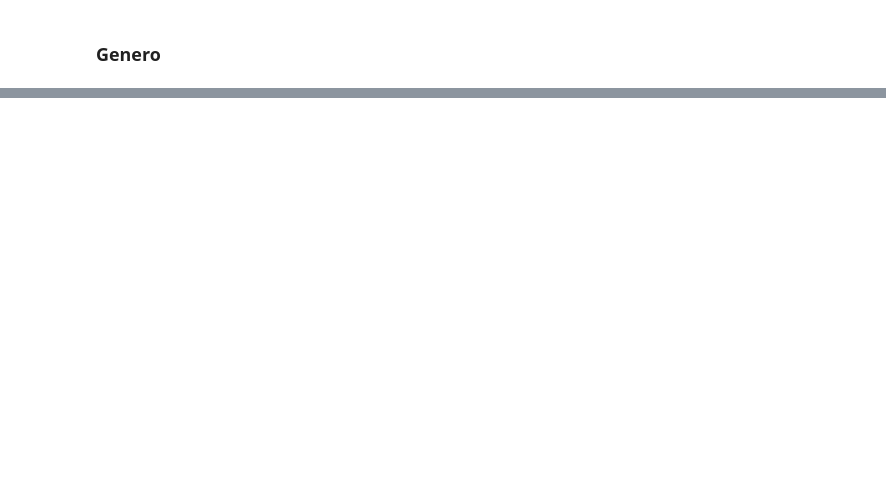
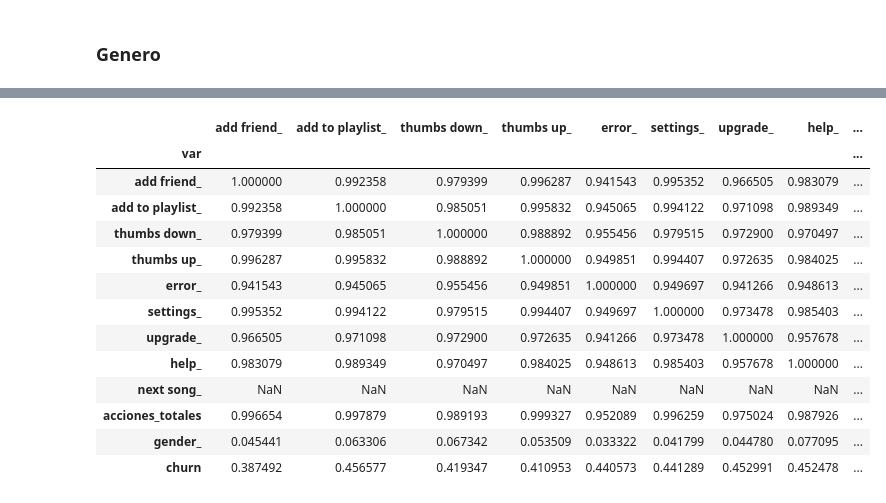
Before and after one commit to IEXE-Tec/computo-datos-masivos, a Jupyter notebook: 04_emr_pyspark.ipynb, the cells around one changed output, grey strips where cells are left out. Cells and saved outputs as stored; diff of their text form; code cells hidden in the pictures; blank space fills up the shorter version.

Commit message:
Ready for ML, corr released.

```diff
--- a/04_emr_pyspark.ipynb
+++ b/04_emr_pyspark.ipynb
@@ -788,8 +789,10 @@ Agreguemos una columna con el **total de acciones** que realizo el usuario.
 # %%
 from operator import add
 from functools import reduce
+# Iteremos solo sobre las variables que definimos arriba
+page_cols_ = [(c + '_').lower() for c in page_fe if c!='userId']
+fe_df = fe_df.withColumn('acciones_totales', reduce(add, [fe_df[col]
+                                                for col in page_cols_]))
 
-page_cols_ = [c for c in fe_df.columns if c!='userId']
-#print([fe_df[col] for col in page_cols_])
-fe_df.withColumn('sum1', reduce(add, [fe_df[col] for col in page_cols_])).show()
+fe_df.show()
 # %% [output]
@@ -812,7 +815 @@ fe_df.withColumn('sum1', reduce(add, [fe_df[col] for col in page_cols_])).show()
 only showing top 20 rows
-# %%
-from pyspark.sql.functions import col
-from pyspark.sql.functions import lit
-
-# Creemos una columna con valor cero
-fe_df = fe_df.withColumn("total_actions",lit(0)).show()
@@ -863,0 +852,8 @@ only showing top 20 rows
+# %%
+# Obtengamos los usuarios que cancelaron su suscripcion
+churn_df = df.select('userId', 'churn').where(df.churn==1)
+
+# Unamoslo con nuestros datos. Aquellos que tengan valor de null
+# En la columna de churn no cancelaron.
+fe_df = fe_df.join(churn_df, 'userId', 'outer').na.fill(value=0)
+fe_df.show()
@@ -863,0 +885,37 @@ only showing top 20 rows
+# %%
+from pyspark.ml.stat import Correlation
+from pyspark.ml.feature import VectorAssembler
+
+# convert to vector column first
+vector_col = "corr_features"
+cor_columns = [c for c in fe_df.columns if c!='userId']
+assembler = VectorAssembler(inputCols=cor_columns, outputCol=vector_col)
+df_vector = assembler.transform(fe_df).select(vector_col)
+
+# Matriz de Correlaciones
+matrix = Correlation.corr(df_vector, vector_col)
+
+# Matriz de correlaciones a numpy para visualizarla
+import numpy as np
+cor = matrix.collect()[0]["pearson({})".format(vector_col)].values
+cor_df = cor.reshape((len(cor_columns),len(cor_columns)))
+
+# A pandas para hacerla legible
+cor_df = pd.DataFrame(cor_df, columns=cor_columns)
+cor_df['var'] = cor_columns
+cor_df.set_index('var')
+# %% [output]
+|  | add friend_ | add to playlist_ | thumbs down_ | thumbs up_ | error_ | settings_ | upgrade_ | help_ | ... |
+| var |  |  |  |  |  |  |  |  | ... |
+| add friend_ | 1.000000 | 0.992358 | 0.979399 | 0.996287 | 0.941543 | 0.995352 | 0.966505 | 0.983079 | ... |
+| add to playlist_ | 0.992358 | 1.000000 | 0.985051 | 0.995832 | 0.945065 | 0.994122 | 0.971098 | 0.989349 | ... |
+| thumbs down_ | 0.979399 | 0.985051 | 1.000000 | 0.988892 | 0.955456 | 0.979515 | 0.972900 | 0.970497 | ... |
+| thumbs up_ | 0.996287 | 0.995832 | 0.988892 | 1.000000 | 0.949851 | 0.994407 | 0.972635 | 0.984025 | ... |
+| error_ | 0.941543 | 0.945065 | 0.955456 | 0.949851 | 1.000000 | 0.949697 | 0.941266 | 0.948613 | ... |
+| settings_ | 0.995352 | 0.994122 | 0.979515 | 0.994407 | 0.949697 | 1.000000 | 0.973478 | 0.985403 | ... |
+| upgrade_ | 0.966505 | 0.971098 | 0.972900 | 0.972635 | 0.941266 | 0.973478 | 1.000000 | 0.957678 | ... |
+| help_ | 0.983079 | 0.989349 | 0.970497 | 0.984025 | 0.948613 | 0.985403 | 0.957678 | 1.000000 | ... |
+| next song_ | NaN | NaN | NaN | NaN | NaN | NaN | NaN | NaN | ... |
+| acciones_totales | 0.996654 | 0.997879 | 0.989193 | 0.999327 | 0.952089 | 0.996259 | 0.975024 | 0.987926 | ... |
+| gender_ | 0.045441 | 0.063306 | 0.067342 | 0.053509 | 0.033322 | 0.041799 | 0.044780 | 0.077095 | ... |
+| churn | 0.387492 | 0.456577 | 0.419347 | 0.410953 | 0.440573 | 0.441289 | 0.452991 | 0.452478 | ... |
```
Also changed, not shown: parts of 13 cells of this notebook.
